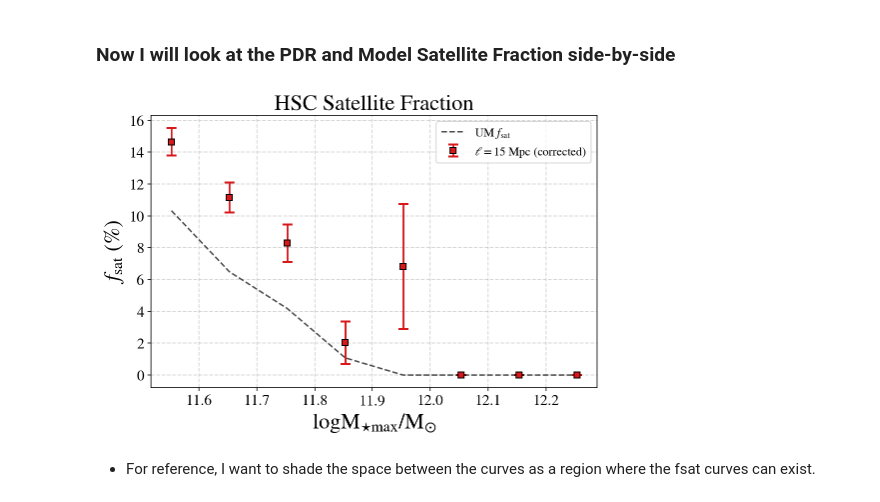
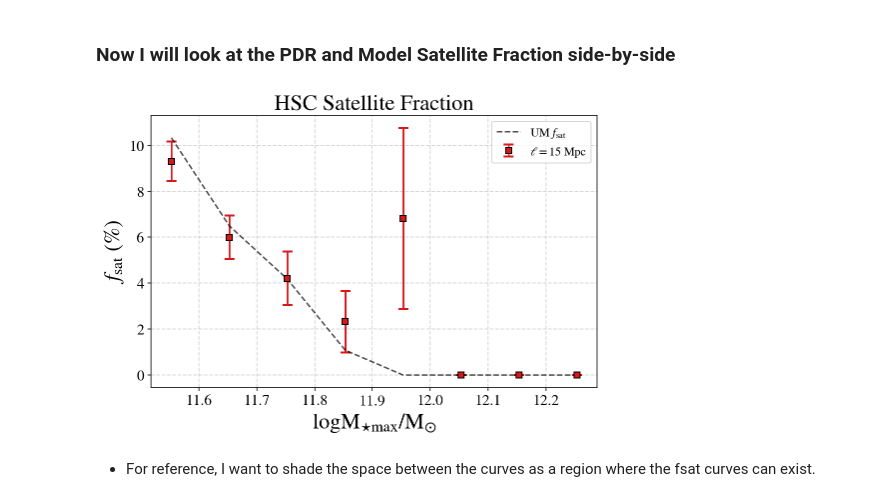
Before and after one commit to gsallabe/thesis_satellite_fraction, a Jupyter notebook: notebooks/pdr_satellite_greg.ipynb, the cells around one changed output. Cells and saved outputs as stored; diff of their text form; code cells hidden in the pictures.

```diff
--- a/notebooks/pdr_satellite_greg.ipynb
+++ b/notebooks/pdr_satellite_greg.ipynb
@@ -131,26 +135,26 @@ C = [1.5746469 , 1.85964912, 1.96774194, 0.875     , 1.        ,
 # %%
 fig = plt.figure(figsize=(8,5))
 
 
 ax1 = fig.add_subplot(111)
 ax1.grid(linewidth=1, linestyle='--', alpha=0.5)
 
 #ax1.errorbar(mass_center_0015, frac_sat_0015, err_0015, color = '#2c7bb6',fmt='s',mec = 'k',capthick=2, capsize=5, label = '$\ell = 3$ Mpc')
-ax1.errorbar(mass_center_006, C*frac_sat_006, err_006, color = '#d7191c',fmt='s',mec = 'k',capthick=2, capsize=5, label = '$\ell =  15$ Mpc (corrected)')
+ax1.errorbar(mass_center_006, frac_sat_006, err_006, color = '#d7191c',fmt='s',mec = 'k',capthick=2, capsize=5, label = '$\ell =  15$ Mpc')
 
 ax1.plot(mass_center_true, f_sat_true, ls = '--', color = 'k',alpha = 0.7, label = 'UM $f_{\mathrm{sat}}$')
 
 for tick in ax1.xaxis.get_major_ticks():
     tick.label.set_fontsize(15)
 for tick in ax1.yaxis.get_major_ticks():
     tick.label.set_fontsize(15)
 
 
 
 ax1.set_xlabel(r'$ \log \mathrm{M_{\star max} / M_{\odot}}$', fontsize=22)
 ax1.set_ylabel(r'$f_{\mathrm{sat}}$ (%)', fontsize=22)
 ax1.set_title('HSC Satellite Fraction', fontsize = 22)
 ax1.legend(fontsize = 12)
 plt.savefig('pdr_satellite_fraction.png', dpi = 1000)
 # %% [output]
-[figure, old version]
+[figure, new version]
```
Also changed, not shown: parts of 3 cells of this notebook, 37 other files.
